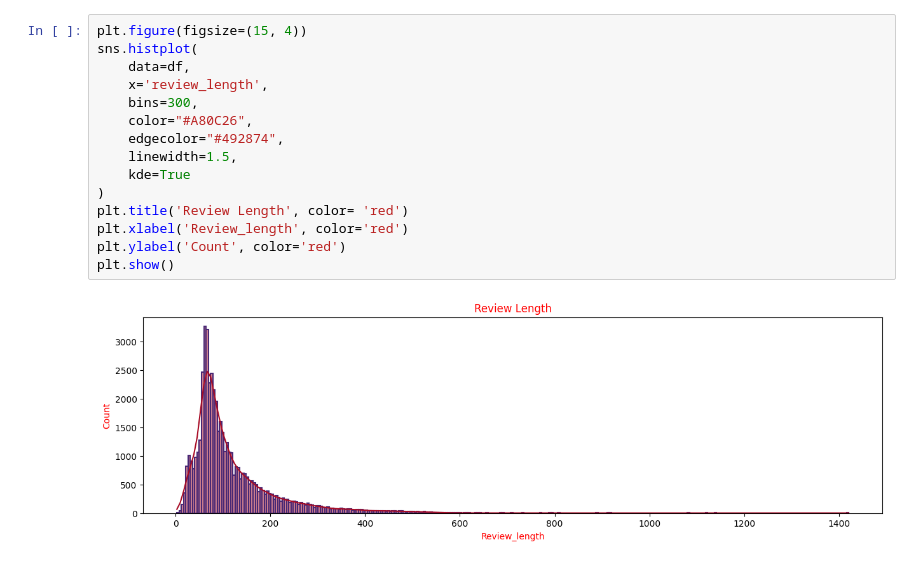
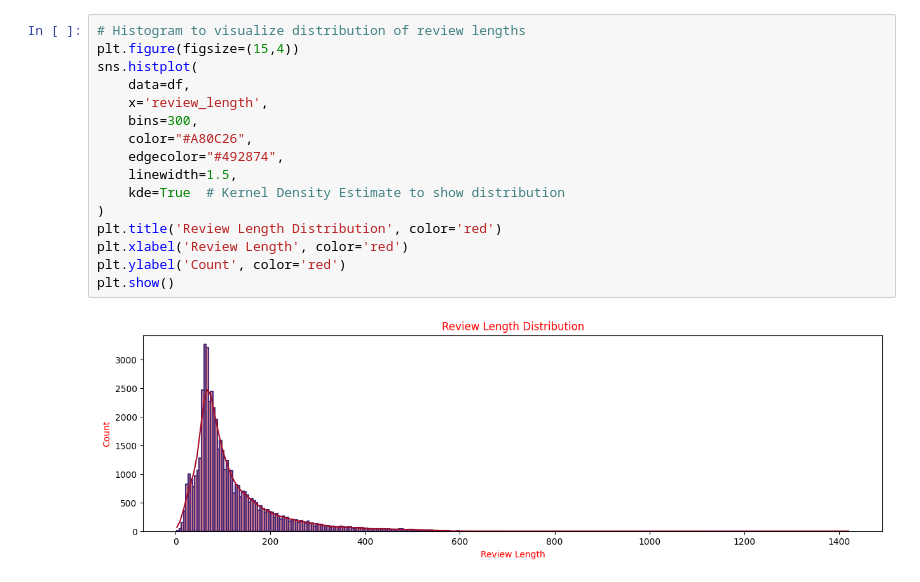
Before and after one commit to Md-Maruf-1727/movie-review-sentiment-analysis, a Jupyter notebook: Notebook/03_eda-visualization.ipynb, the cells around one changed output. Drawn from its saved outputs; the diff is of its cells as text.

```diff
--- a/Notebook/03_eda-visualization.ipynb
+++ b/Notebook/03_eda-visualization.ipynb
@@ -65,17 +98,18 @@ Passing `palette` without assigning `hue` is deprecated and will be removed in v
 # %%
-plt.figure(figsize=(15, 4))
+# Histogram to visualize distribution of review lengths
+plt.figure(figsize=(15,4))
 sns.histplot(
     data=df,
     x='review_length',
     bins=300,
     color="#A80C26",
     edgecolor="#492874",
     linewidth=1.5,
-    kde=True
+    kde=True  # Kernel Density Estimate to show distribution
 )
-plt.title('Review Length', color= 'red')
-plt.xlabel('Review_length', color='red')
+plt.title('Review Length Distribution', color='red')
+plt.xlabel('Review Length', color='red')
 plt.ylabel('Count', color='red')
 plt.show()
 # %% [output]
-[figure, old version]
+[figure, new version]
```
Also changed, not shown: parts of 22 cells of this notebook.
